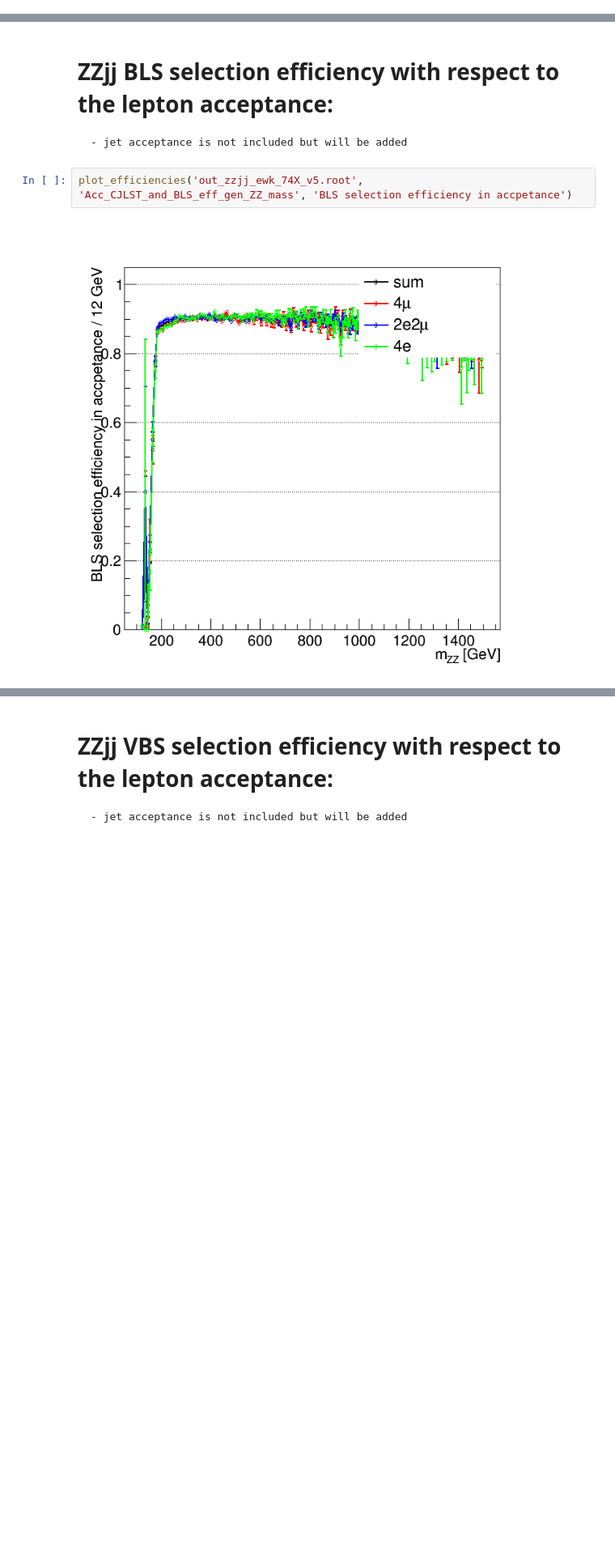
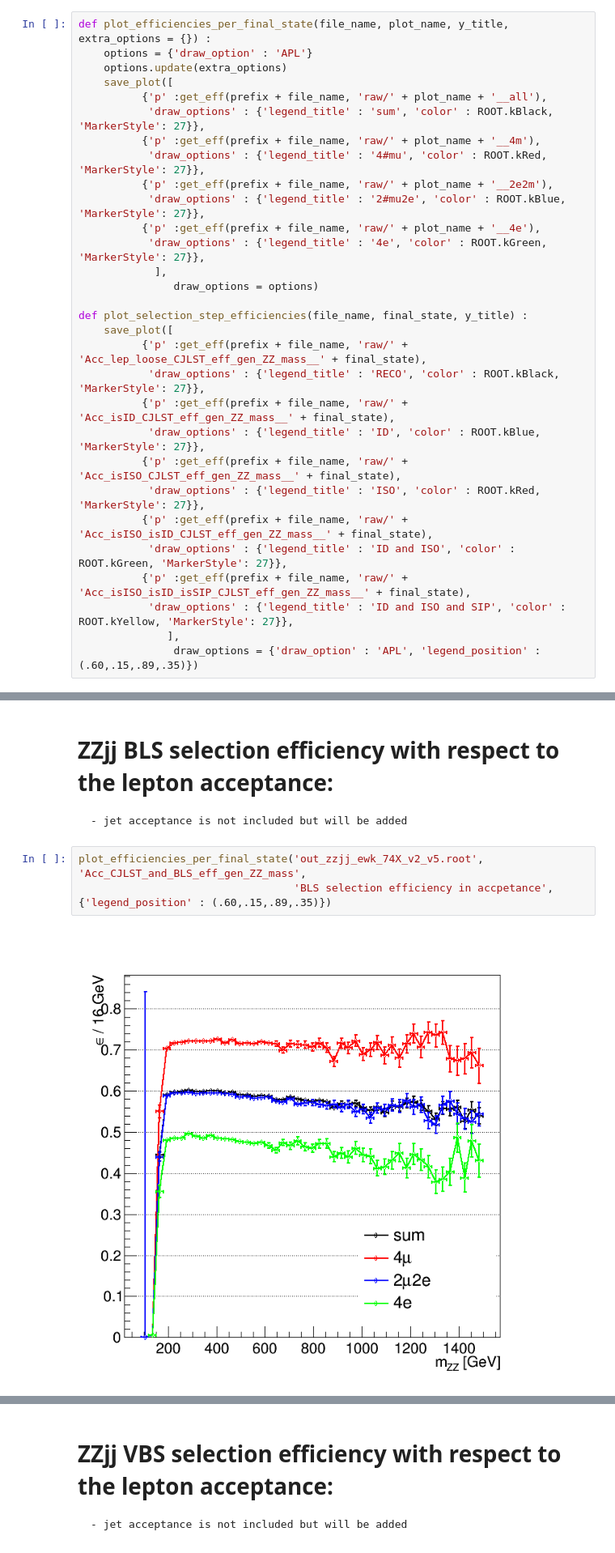
Before and after one commit to Werbellin/ZZjj_variable_study, a Jupyter notebook: ZZjj_RECO_efficiencies.ipynb, the cells around one changed output, grey strips where cells are left out. Shown at 81% size. Saved outputs shown, nothing was run; the diff lists cells and outputs as text; blank space fills up the shorter version.

```diff
--- a/ZZjj_RECO_efficiencies.ipynb
+++ b/ZZjj_RECO_efficiencies.ipynb
@@ -22,3 +45,33 @@ def plot_efficiencies(file_name, plot_name, y_title) :
+# %%
+def plot_efficiencies_per_final_state(file_name, plot_name, y_title, extra_options = {}) :
+    options = {'draw_option' : 'APL'}
+    options.update(extra_options)
+    save_plot([
+          {'p' :get_eff(prefix + file_name, 'raw/' + plot_name + '__all'),
+           'draw_options' : {'legend_title' : 'sum', 'color' : ROOT.kBlack, 'MarkerStyle': 27}},
+          {'p' :get_eff(prefix + file_name, 'raw/' + plot_name + '__4m'),
+           'draw_options' : {'legend_title' : '4#mu', 'color' : ROOT.kRed, 'MarkerStyle': 27}},
+          {'p' :get_eff(prefix + file_name, 'raw/' + plot_name + '__2e2m'),
+           'draw_options' : {'legend_title' : '2#mu2e', 'color' : ROOT.kBlue, 'MarkerStyle': 27}},
+          {'p' :get_eff(prefix + file_name, 'raw/' + plot_name + '__4e'),
+           'draw_options' : {'legend_title' : '4e', 'color' : ROOT.kGreen, 'MarkerStyle': 27}},
+            ],
+               draw_options = options)
+
+def plot_selection_step_efficiencies(file_name, final_state, y_title) :
+    save_plot([
+          {'p' :get_eff(prefix + file_name, 'raw/' + 'Acc_lep_loose_CJLST_eff_gen_ZZ_mass__' + final_state),
+           'draw_options' : {'legend_title' : 'RECO', 'color' : ROOT.kBlack, 'MarkerStyle': 27}},
+          {'p' :get_eff(prefix + file_name, 'raw/' + 'Acc_isID_CJLST_eff_gen_ZZ_mass__' + final_state),
+           'draw_options' : {'legend_title' : 'ID', 'color' : ROOT.kBlue, 'MarkerStyle': 27}},
+          {'p' :get_eff(prefix + file_name, 'raw/' + 'Acc_isISO_CJLST_eff_gen_ZZ_mass__' + final_state),
+           'draw_options' : {'legend_title' : 'ISO', 'color' : ROOT.kRed, 'MarkerStyle': 27}},
+          {'p' :get_eff(prefix + file_name, 'raw/' + 'Acc_isISO_isID_CJLST_eff_gen_ZZ_mass__' + final_state),
+           'draw_options' : {'legend_title' : 'ID and ISO', 'color' : ROOT.kGreen, 'MarkerStyle': 27}},
+          {'p' :get_eff(prefix + file_name, 'raw/' + 'Acc_isISO_isID_isSIP_CJLST_eff_gen_ZZ_mass__' + final_state),
+           'draw_options' : {'legend_title' : 'ID and ISO and SIP', 'color' : ROOT.kYellow, 'MarkerStyle': 27}},
+              ],
+               draw_options = {'draw_option' : 'APL', 'legend_position' : (.60,.15,.89,.35)})
 # %% [markdown]
 # ZZjj BLS selection efficiency with respect to GEN level:
 # %%
@@ -37,6 +90,7 @@ Info in <TCanvas::Print>: pdf file output//new_save/eff///gen_CJLST_and_VBS_eff_
 # ZZjj BLS selection efficiency with respect to the lepton acceptance:
     - jet acceptance is not included but will be added
 # %%
-plot_efficiencies('out_zzjj_ewk_74X_v5.root', 'Acc_CJLST_and_BLS_eff_gen_ZZ_mass', 'BLS selection efficiency in accpetance')
+plot_efficiencies_per_final_state('out_zzjj_ewk_74X_v2_v5.root', 'Acc_CJLST_and_BLS_eff_gen_ZZ_mass',
+                                  'BLS selection efficiency in accpetance', {'legend_position' : (.60,.15,.89,.35)})
 # %% [output]
-[figure, old version]
+[figure, new version]
```
Also changed, not shown: parts of 29 cells of this notebook, 1 other file.
